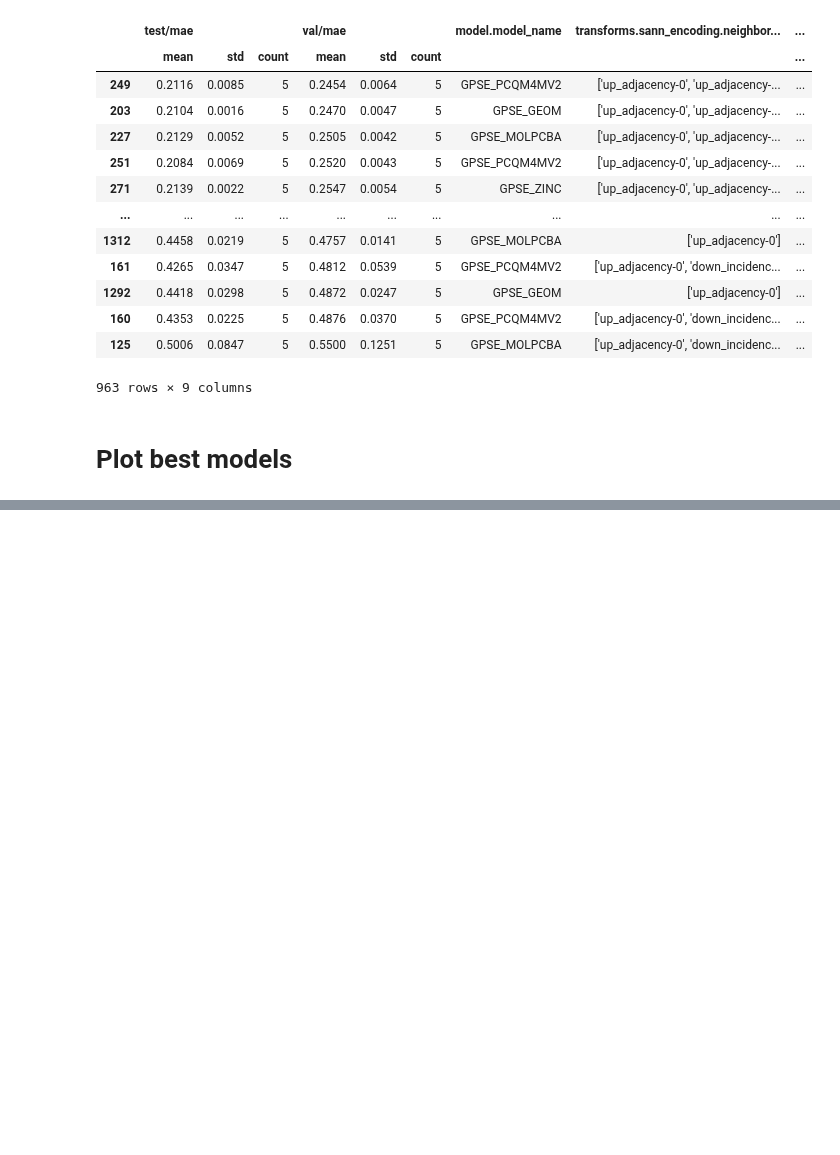
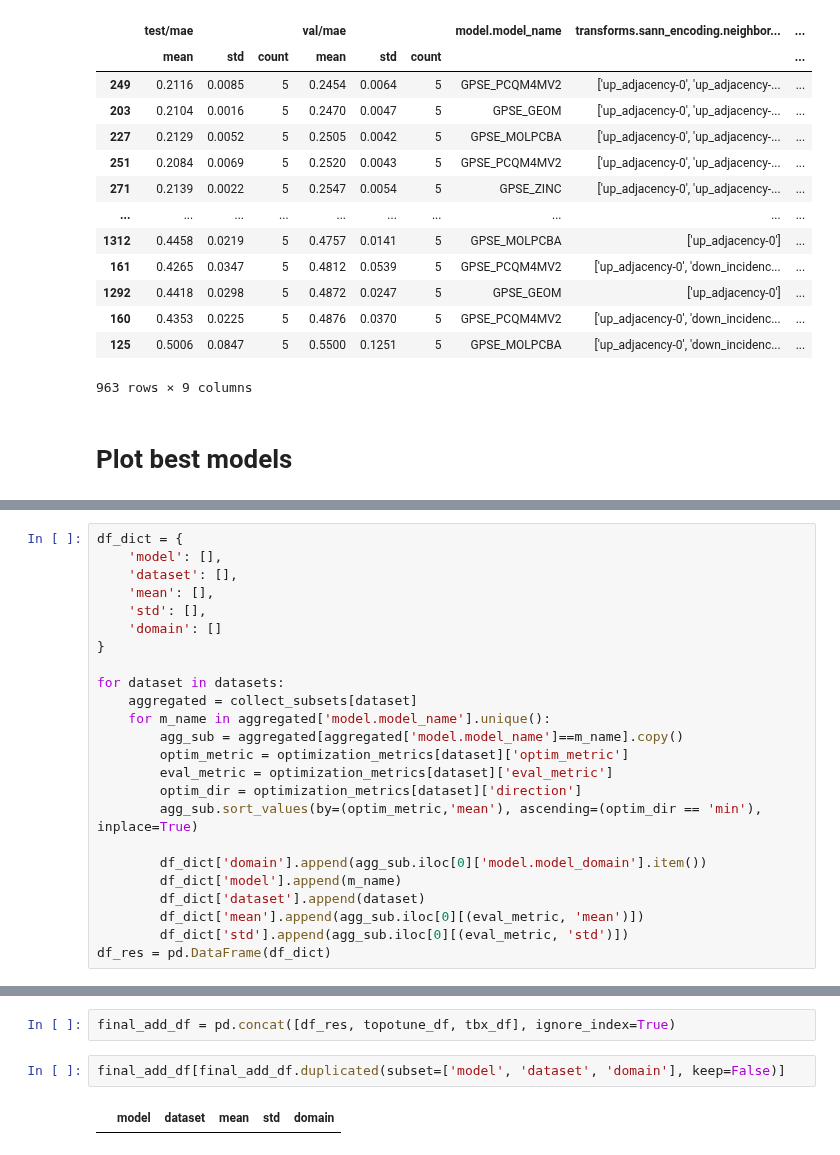
Before and after one commit to geometric-intelligence/TopoBench, a Jupyter notebook: result_processing.ipynb, the cells around one changed output, grey strips where cells are left out. Drawn from its saved outputs; the diff is of its cells as text; blank space fills up the shorter version.

```diff
--- a/result_processing.ipynb
+++ b/result_processing.ipynb
@@ -1374,0 +658,24 @@ df.groupby(sweeped_columns, dropna=False).agg({col: ["mean", "std"] for col in p
+# %%
+df_dict = {
+    'model': [],
+    'dataset': [],
+    'mean': [],
+    'std': [],
+    'domain': []
+}
+
+for dataset in datasets:
+    aggregated = collect_subsets[dataset]
+    for m_name in aggregated['model.model_name'].unique():
+        agg_sub = aggregated[aggregated['model.model_name']==m_name].copy()
+        optim_metric = optimization_metrics[dataset]['optim_metric']
+        eval_metric = optimization_metrics[dataset]['eval_metric']
+        optim_dir = optimization_metrics[dataset]['direction']
+        agg_sub.sort_values(by=(optim_metric,'mean'), ascending=(optim_dir == 'min'), inplace=True)
+
+        df_dict['domain'].append(agg_sub.iloc[0]['model.model_domain'].item())
+        df_dict['model'].append(m_name)
+        df_dict['dataset'].append(dataset)
+        df_dict['mean'].append(agg_sub.iloc[0][(eval_metric, 'mean')])
+        df_dict['std'].append(agg_sub.iloc[0][(eval_metric, 'std')])
+df_res = pd.DataFrame(df_dict)
@@ -1374,0 +984,6 @@ df.groupby(sweeped_columns, dropna=False).agg({col: ["mean", "std"] for col in p
+# %%
+final_add_df = pd.concat([df_res, topotune_df, tbx_df], ignore_index=True)
+# %%
+final_add_df[final_add_df.duplicated(subset=['model', 'dataset', 'domain'], keep=False)]
+# %% [output]
+|  | model | dataset | mean | std | domain |
```
Also changed, not shown: parts of 50 cells of this notebook.
